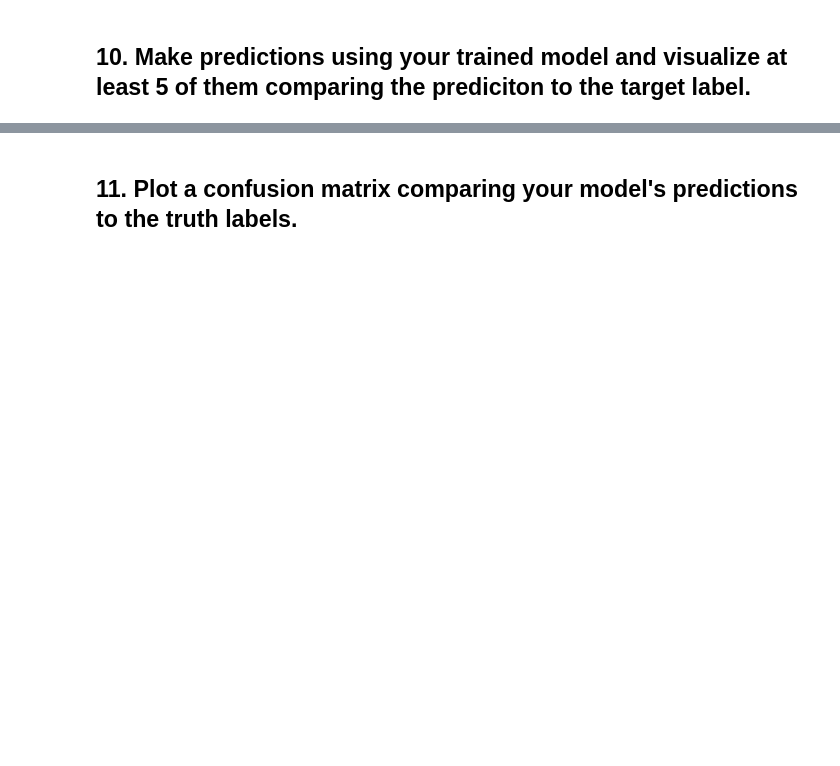
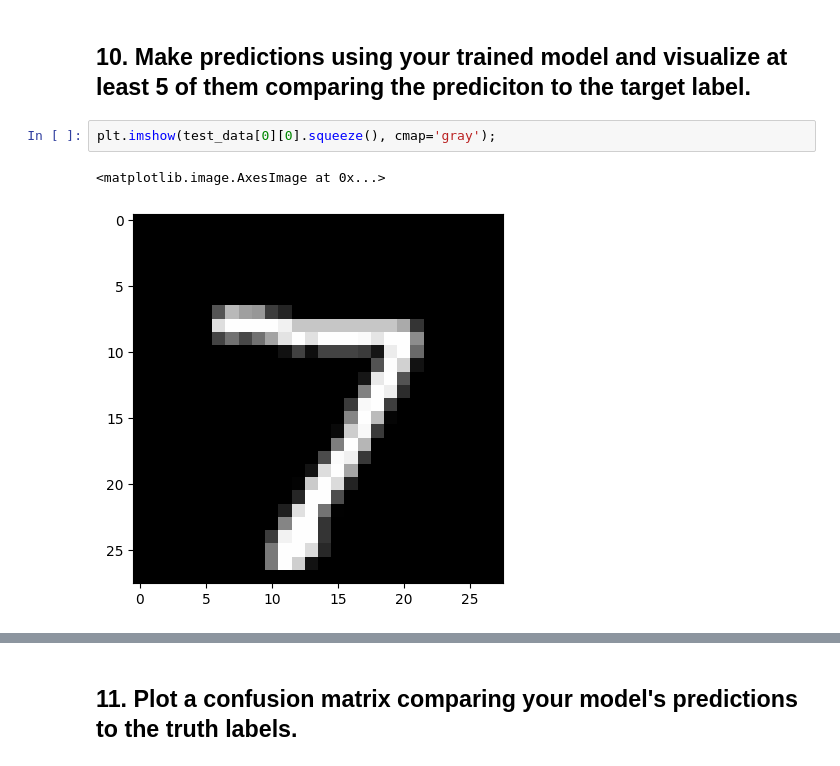
Before and after one commit to lnsayer/udemy_ml_course, a Jupyter notebook: my_version_2_03_pytorch_computer_vision_exercises.ipynb, the cells around one changed output, grey strips where cells are left out. Saved outputs shown, nothing was run; the diff lists cells and outputs as text; blank space fills up the shorter version.

```diff
--- a/my_version_2_03_pytorch_computer_vision_exercises.ipynb
+++ b/my_version_2_03_pytorch_computer_vision_exercises.ipynb
@@ -322,2 +426,7 @@ OrderedDict([('conv_block_1.0.weight',
 # %% [markdown]
 ## 10. Make predictions using your trained model and visualize at least 5 of them comparing the prediciton to the target label.
+# %%
+plt.imshow(test_data[0][0].squeeze(), cmap='gray');
+# %% [output]
+<matplotlib.image.AxesImage at 0x...>
+[figure, added]
```
Also changed, not shown: parts of 11 cells of this notebook.
